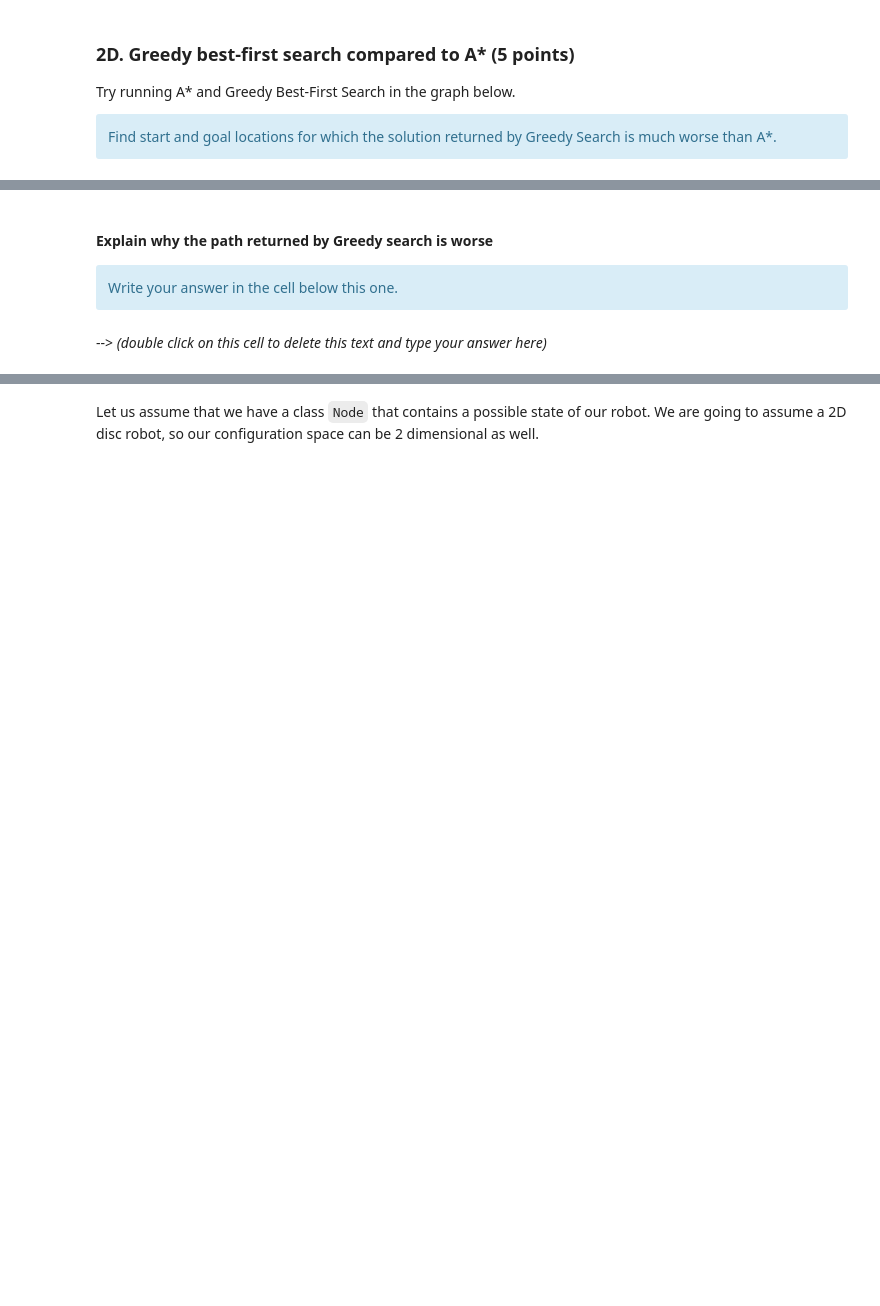
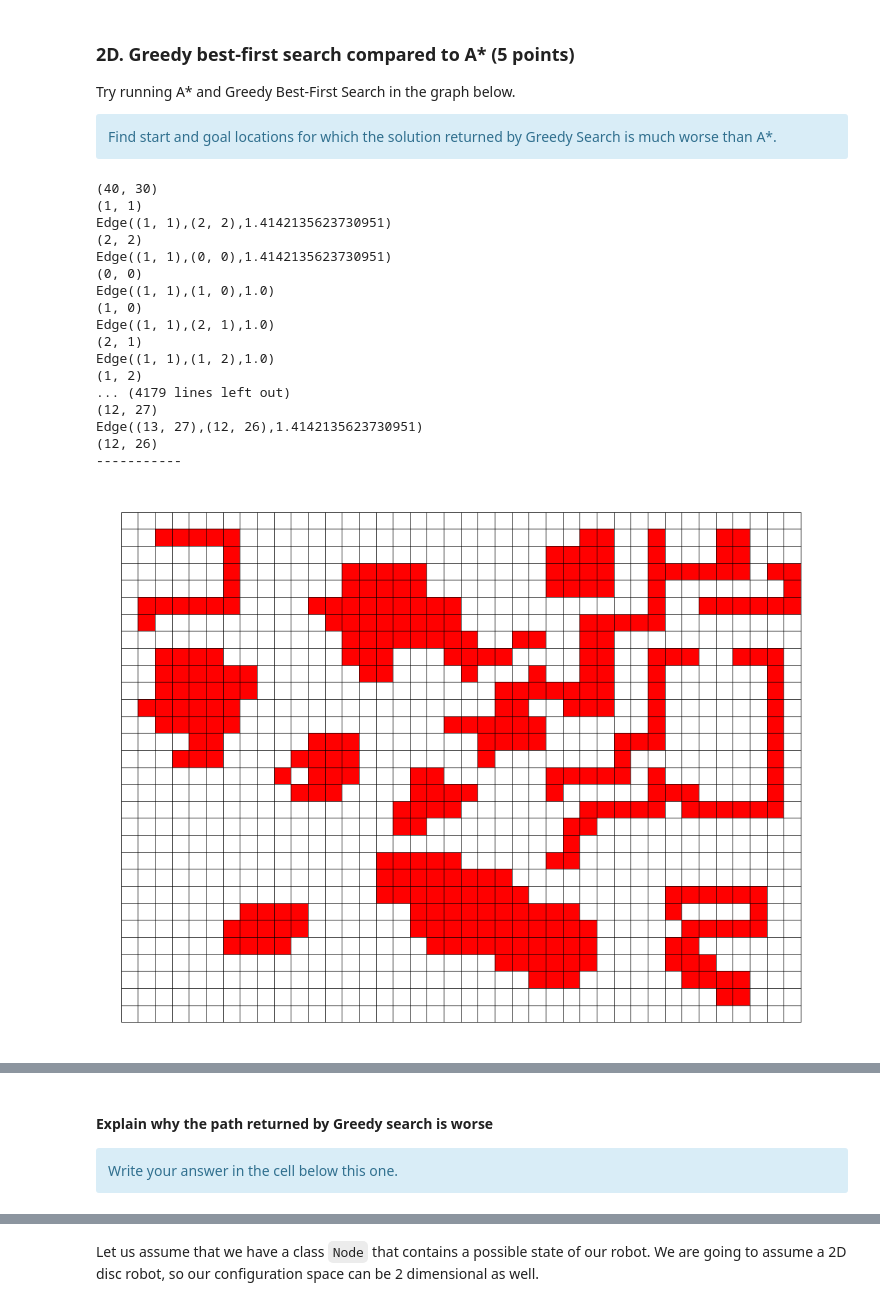
Before and after one commit to andrewgorovoy-mde/PADM_Fall2026, a Jupyter notebook: homeworks/ps2/ProblemSet02_InformedSearch_and_RRTs_release.ipynb, the cells around one changed output, grey strips where cells are left out. Drawn from its saved outputs; the diff is of its cells as text; code cells hidden in the pictures; blank space fills up the shorter version.

```diff
--- a/homeworks/ps2/ProblemSet02_InformedSearch_and_RRTs_release.ipynb
+++ b/homeworks/ps2/ProblemSet02_InformedSearch_and_RRTs_release.ipynb
@@ -731,8 +736,3 @@ Keep the following things in mind when coding this function:
 <div class="alert alert-info">
 Complete the code for `grid_to_graph` below.
 </div>
-# %%
-def grid_to_graph(grid, diagonal_moves=True):
-    graph = Graph()
-    raise NotImplementedError()
-    return graph
@@ -750,11 +827,17 @@ As an example, the result of `eucl_dist_cell(SearchNode((2,3)), (5,5), (1,2))` s
 <div class="alert alert-info">
 Complete the code for `eucl_dist_cell` below.
 </div>
-# %%
-def eucl_dist_cell(graph_node, goal_cell, cell_dimensions):
-    distance = 0
-    raise NotImplementedError()
-    return distance
+# %%
+def eucl_dist_cell(graph_node, goal_cell, cell_dimensions):
+    distance = 0
+    a = graph_node._state
+    b= goal_cell
+    x_dist =  ((a[0] - b[0]) * cell_dimensions[0])**2
+    y_dist =  ((a[1] - b[1]) * cell_dimensions[1])**2
+
+
+    dist = sqrt( x_dist+y_dist)
+    return dist
 # %%
 """Test the eucl_dist_cell function"""
 Grader.run_single_test_inline(TestPSet2, "test_09_eucl_dist_cell", locals())
@@ -813,20 +944,41 @@ Find start and goal locations for which the solution returned by Greedy Search i
 # Modify the start and goal locations
 # Example (not a good choice)
 # Uncomment to test
-# start, goal = (0,0), (14,2)
-raise NotImplementedError()
+start, goal = (1,1), (14,27)
 # %%
 """Try your chosen start and goal locations with this code."""
 grid = Grid.create_from_file("hard_grid.txt")
+print(grid.size)
+grid.draw()
+
 h = lambda n: eucl_dist_cell(n, goal, grid.cell_dimensions)
 graph = grid_to_graph(grid, diagonal_moves=True)
 problem = GraphSearchProblem(graph, start,goal)
 solution_astar, expanded, maxq = astar_search(problem, h)
 solution_greedy, expanded, maxq = greedy_search(problem, h)
 
 # Draw
 axes = grid.draw()
 grid.draw_path(axes,solution_astar.path, color='b')
 grid.draw_path(axes,solution_greedy.path, color='m')
 grid.draw_cell_circle(axes, start, color='g')
 grid.draw_cell_circle(axes, goal, color='b')
+# %% [output]
+(40, 30)
+(1, 1)
+Edge((1, 1),(2, 2),1.4142135623730951)
+(2, 2)
+Edge((1, 1),(0, 0),1.4142135623730951)
+(0, 0)
+Edge((1, 1),(1, 0),1.0)
+(1, 0)
+Edge((1, 1),(2, 1),1.0)
+(2, 1)
+Edge((1, 1),(1, 2),1.0)
+(1, 2)
+... (4179 lines left out)
+(12, 27)
+Edge((13, 27),(12, 26),1.4142135623730951)
+(12, 26)
+-----------
+[figure, added]
@@ -836,5 +989,3 @@ grid.draw_cell_circle(axes, goal, color='b')
 <div class="alert alert-info">
 Write your answer in the cell below this one.
 </div>
-# %% [markdown]
---> *(double click on this cell to delete this text and type your answer here)*
```
Also changed, not shown: parts of 24 cells of this notebook.
